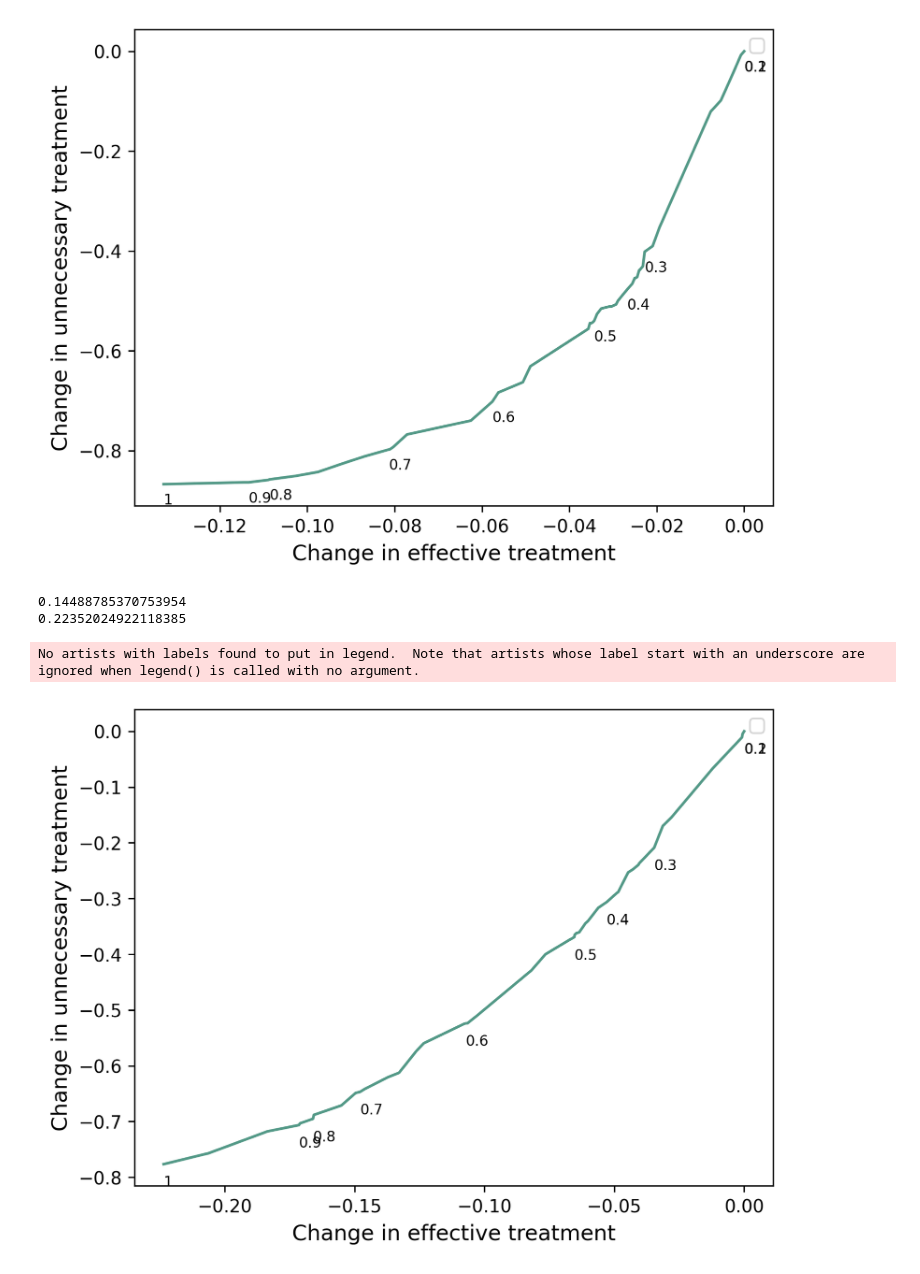
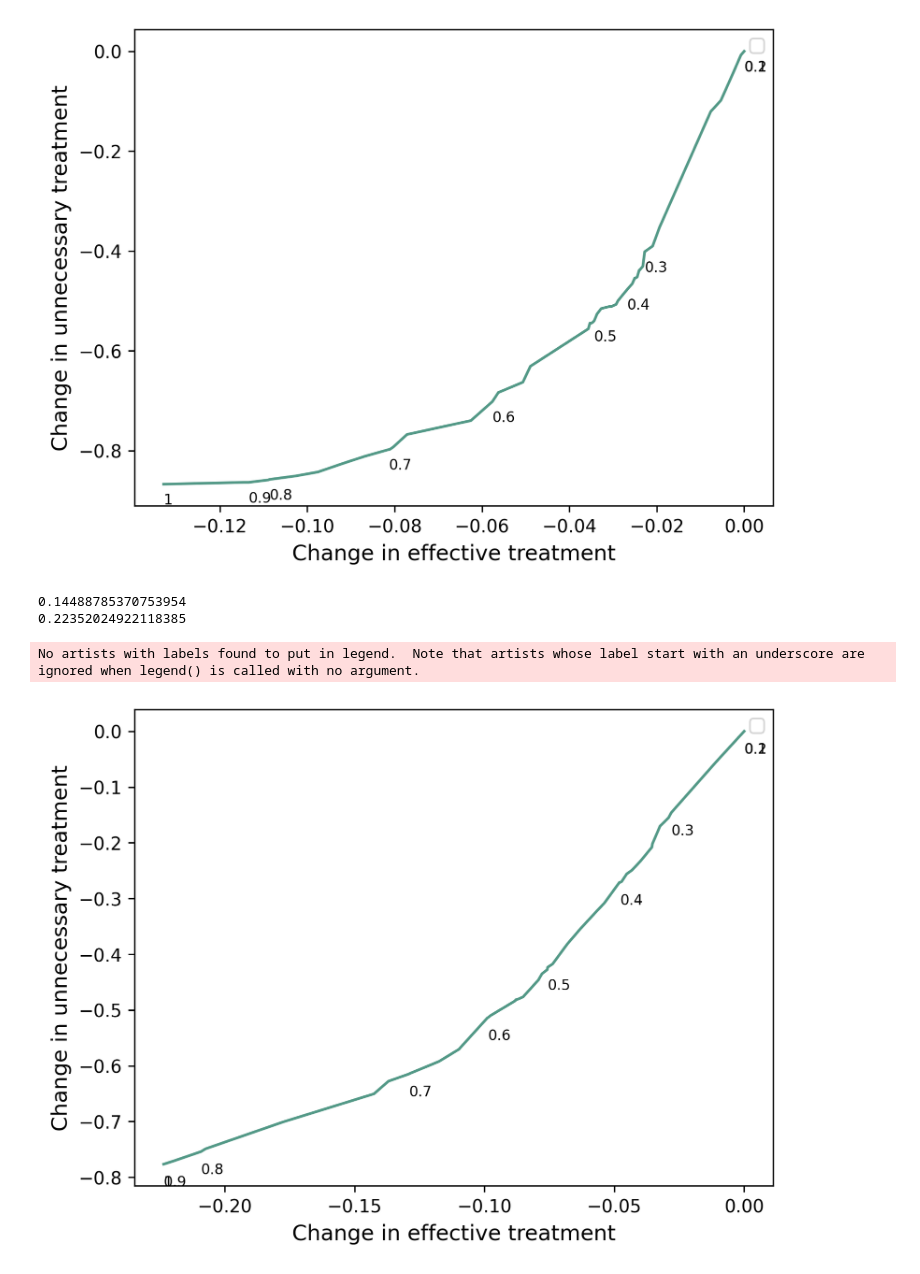
Before and after one commit to RachelMurray-Watson/GISP_data_initial, a Jupyter notebook: Graph_necessary_unecessary_by_year.ipynb, the cells around one changed output. Drawn from its saved outputs; the diff is of its cells as text; code cells hidden in the pictures.

Commit message:
Changed graphing params

```diff
--- a/Graph_necessary_unecessary_by_year.ipynb
+++ b/Graph_necessary_unecessary_by_year.ipynb
@@ -382,8 +382,8 @@ utility_results = []
 
 ### set up model
 model_nn = MLPClassifier(solver = 'lbfgs', activation = 'tanh', max_iter = 3000 ,hidden_layer_sizes= 13, alpha = 1.291549665014884, random_state=10, learning_rate = 'constant' )
-#train data: 2000 - 2010
-train_data = CIP_data_no_drop.loc[CIP_data_no_drop['YEAR'].isin([2000, 2001, 2002, 2003, 2004, 2005, 2006, 2007, 2008, 2009,2010])]
+#train data: 2000 - 2014
+train_data = CIP_data_no_drop.loc[CIP_data_no_drop['YEAR'].isin([2000, 2001, 2002, 2003, 2004, 2005, 2006, 2007, 2008, 2009, 2010, 2011, 2012, 2013, 2014])]
 X_train = train_data[['MSM','MSMW', 'MSW','Northeast', 'Southeast', 'West', 'Midwest','PREV_REGION', 'PREV_CLINIC']]
 y_train = train_data['Susceptible']
 
@@ -423,34 +423,34 @@ for threshold in threshold_seq:
 
   #under only dual therapy, onlt the current prevalence of resistance "needs" it
   # 1- (current prevalence) get it unnecessarily
   benefit_over_current_effective = get_effective - 1
   benefit_over_current_unnecessary = unnecessarily_get_dual_model - (1-cipro_R_prev_2015)
   benefit_get_effective_threshold_2015.append(benefit_over_current_effective) #q_p
   benefit_incorrectly_get_X_threshold_2015.append(benefit_over_current_unnecessary) #c_p
 
 
 
 plt.plot(benefit_get_effective_threshold_2015, benefit_incorrectly_get_X_threshold_2015, color = "#539987")
 
 plt.xlabel("Change in effective treatment", fontsize=12)
 plt.ylabel("Change in unnecessary treatment", fontsize=12)
 plt.rcParams['figure.dpi'] = 300
 
 #plt.plot(cipro_R_prev_2011, 1 - cipro_R_prev_2011, marker='.', ls='none', ms=10, color = "black", label = "Dual")
 #plt.plot((1-cipro_R_prev_2011), cipro_R_prev_2011, marker='*', ls='none', ms=10, color = "black", label = "Cipro")
 #plt.plot([0], get_effective_threshold[0], marker='*', ls='none', ms=10, color = "black", label = "Dual")
 plt.legend()
 text_for_graph = ['0', '0.1', '0.2', '0.3', '0.4', '0.5', '0.6', '0.7', '0.8', '0.9', '1']
 indices = [0,10,20,30,40,50,60,70,80,90,100]
 x = 0
 for index in indices:
     plt.text(benefit_get_effective_threshold_2015[index], benefit_incorrectly_get_X_threshold_2015[index] - 0.04, text_for_graph[x], size = 8)
     x = x+1
 # %% [output]
 0.14488785370753954
 0.22352024922118385
 No artists with labels found to put in legend.  Note that artists whose label start with an underscore are ignored when legend() is called with no argument.
-[figure, old version]
+[figure, new version]
 # %%
 print(ROC_AUC_2015)
 # %% [output]
```
Also changed, not shown: parts of 1 cell of this notebook.
